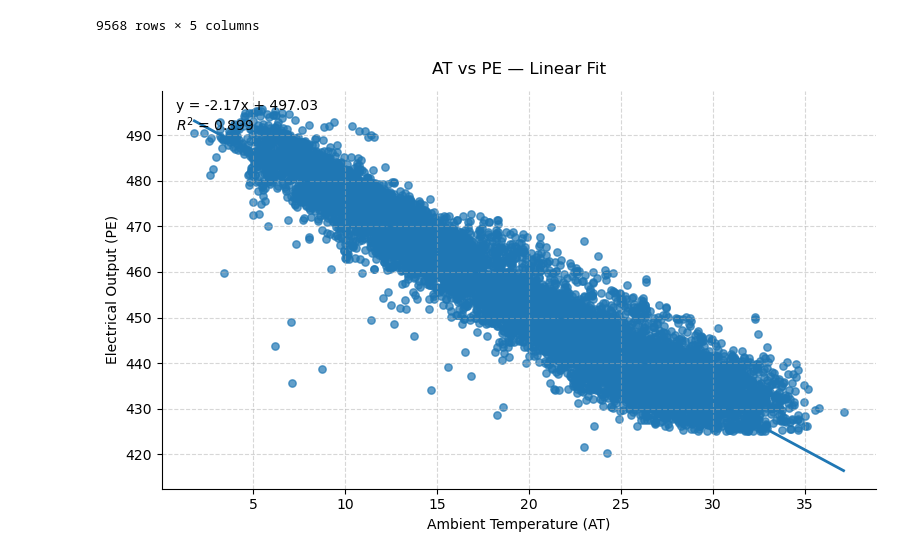
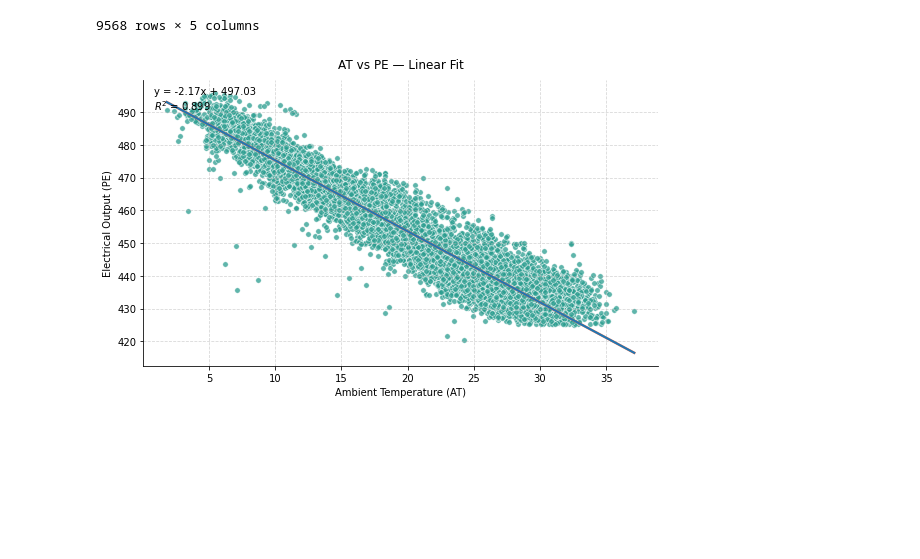
Before and after one commit to hasnain88/Machine-Learning-Projects, a Jupyter notebook: 01_Supervised Machine Learning/01_Regression/01_Supervised_Machine_Learning/02_Multiple_Linear_Regression/02_Combined Cycle Power Plant.ipynb, the cells around one changed output. Cells and saved outputs as stored; diff of their text form; code cells hidden in the pictures; blank space fills up the shorter version.

Commit message:
Multile Linear Regression has been completed

```diff
--- a/01_Supervised Machine Learning/01_Regression/01_Supervised_Machine_Learning/02_Multiple_Linear_Regression/02_Combined Cycle Power Plant.ipynb
+++ b/01_Supervised Machine Learning/01_Regression/01_Supervised_Machine_Learning/02_Multiple_Linear_Regression/02_Combined Cycle Power Plant.ipynb
@@ -246,32 +250,34 @@ ss_res = np.sum((y - y_hat) ** 2)
 ss_tot = np.sum((y - y.mean()) ** 2)
 r2 = 1 - ss_res / ss_tot
 
 # Sort for a neat line
 order = np.argsort(x)
 x_line = x[order]
 y_line = y_hat[order]
 
 # Plot (single chart)
 plt.figure(figsize=(8, 5))
-plt.scatter(x, y, s=28, alpha=0.7)         # subtle transparency
+plt.scatter(x, y, s=30, alpha=0.75,
+            color=scatter_color, edgecolors='white', linewidths=0.6, label='Data')
+plt.plot(x_line, y_line, linewidth=2.5, color=line_color, label='Linear fit')       # subtle transparency
 plt.plot(x_line, y_line, linewidth=2)       # crisp fit line
 
 plt.title('AT vs PE — Linear Fit', pad=12)
 plt.xlabel('Ambient Temperature (AT)')
 plt.ylabel('Electrical Output (PE)')
 
 # Subtle styling without setting colors/styles explicitly
 ax = plt.gca()
 ax.grid(True, linestyle='--', alpha=0.5)
 ax.spines['top'].set_visible(False)
 ax.spines['right'].set_visible(False)
 ax.tick_params(axis='both', which='major', labelsize=10)
 
 # Equation + R² annotation
 plt.text(0.02, 0.98, f'y = {m:.2f}x + {b:.2f}\n$R^2$ = {r2:.3f}',
          transform=ax.transAxes, va='top')
 
 plt.tight_layout()
 plt.show()
 # %% [output]
-[figure, old version]
+[figure, new version]
```
Also changed, not shown: parts of 40 cells of this notebook, 1 other file.
